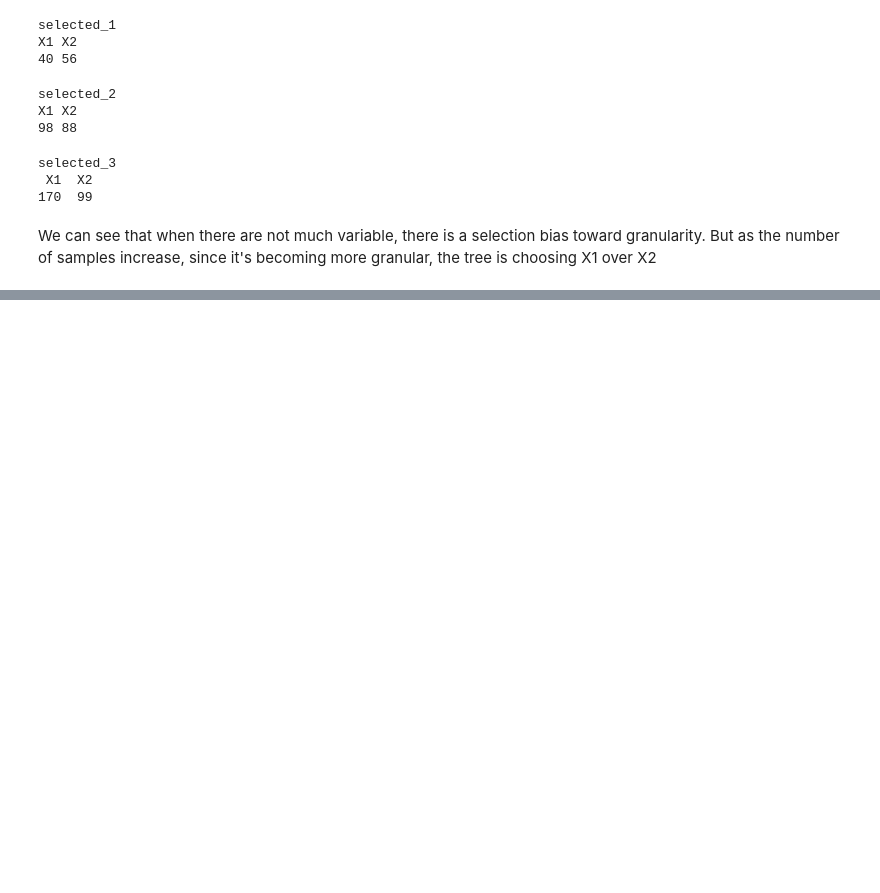
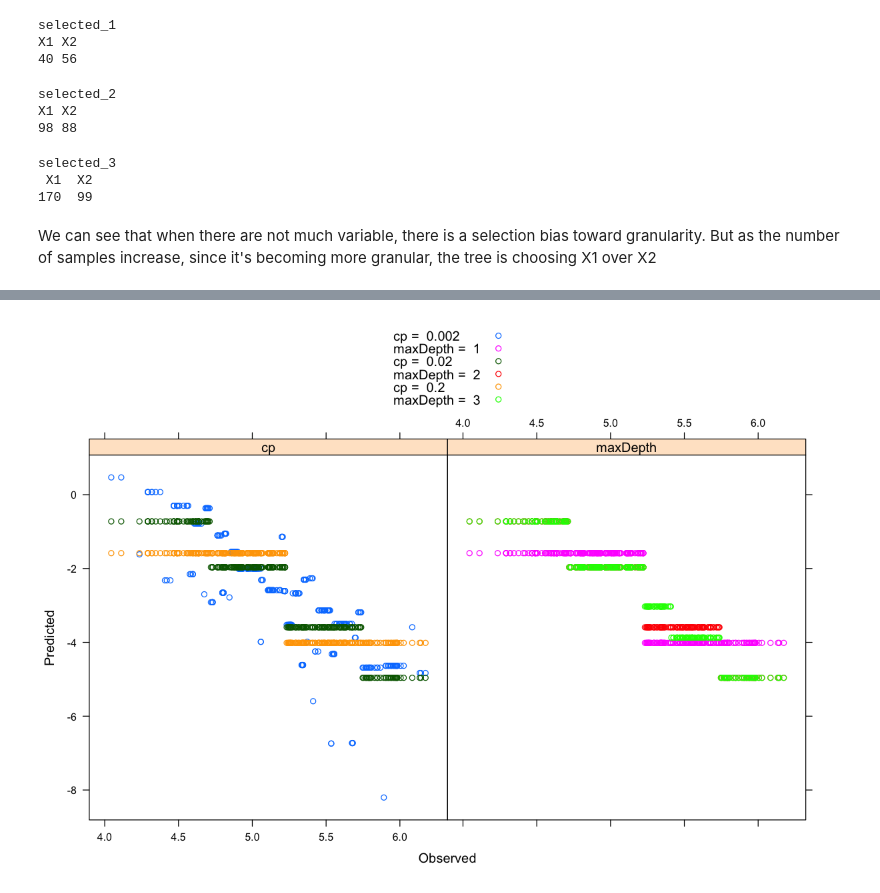
Before and after one commit to yoonoh930/APMExercise, a Jupyter notebook: Chpt_8/Computing.ipynb, the cells around one changed output, grey strips where cells are left out. Cells and saved outputs as stored; diff of their text form; code cells hidden in the pictures; blank space fills up the shorter version.

```diff
--- a/Chpt_8/Computing.ipynb
+++ b/Chpt_8/Computing.ipynb
@@ -350,0 +368,43 @@ There will be more interaction between trees which leads to higher correlation,
+# %%
+rmse <- function(pred, obs) {
+    sqrt(mean((pred - obs)^2))
+}
+# %%
+rpartResults <- data.frame(Tune=character(),
+                           Param=character(),
+                           X=character(),
+                           Y=character())
+RMSE <- data.frame(RMSE=character(),
+                   Tune=character())
+for (i in 1:3) {
+    set.seed(46)
+    current_cp <- 0.0002*10^i
+    current_rpModel <- rpart(solTrainY~MolWeight, data=MWTr,
+                             control=rpart.control(cp=current_cp))
+    current_rpmod <- data.frame(Tune=paste("cp = ", current_cp),
+                                Param="cp",
+                                X=MWTe$MolWeight,
+                                Y=predict(current_rpModel, MWTe))
+    cp_rmse <- data.frame(RMSE=rmse(MWTe$MolWeight, predict(current_rpModel, MWTe)),
+                          Tune=paste("cp = ", current_cp))
+    rpartResults <- rbind(rpartResults, current_rpmod)
+
+    current_depth <- i
+    set.seed(46)
+    current_dpModel <- rpart(solTrainY~MolWeight, data=MWTr,
+                             control=rpart.control(maxdepth=current_depth))
+    current_dpmod <- data.frame(Tune=paste("maxDepth = ", current_depth),
+                                Param="maxDepth",
+                                X=MWTe$MolWeight,
+                                Y=predict(current_dpModel, MWTe))
+    dp_rmse <- data.frame(RMSE=rmse(MWTe$MolWeight, predict(current_dpModel, MWTe)),
+                          Tune=paste("maxDepth = ", current_depth))
+    rpartResults <- rbind(rpartResults, current_dpmod)
+    RMSE <- rbind(RMSE, cp_rmse)
+    RMSE <- rbind(RMSE, dp_rmse)
+}
+# %%
+xyplot(Y ~ X | Param, group=Tune, rpartResults, auto.key=TRUE,
+       xlab="Observed", ylab="Predicted")
+# %% [output]
+[figure, added]
```
Also changed, not shown: parts of 6 cells of this notebook.
